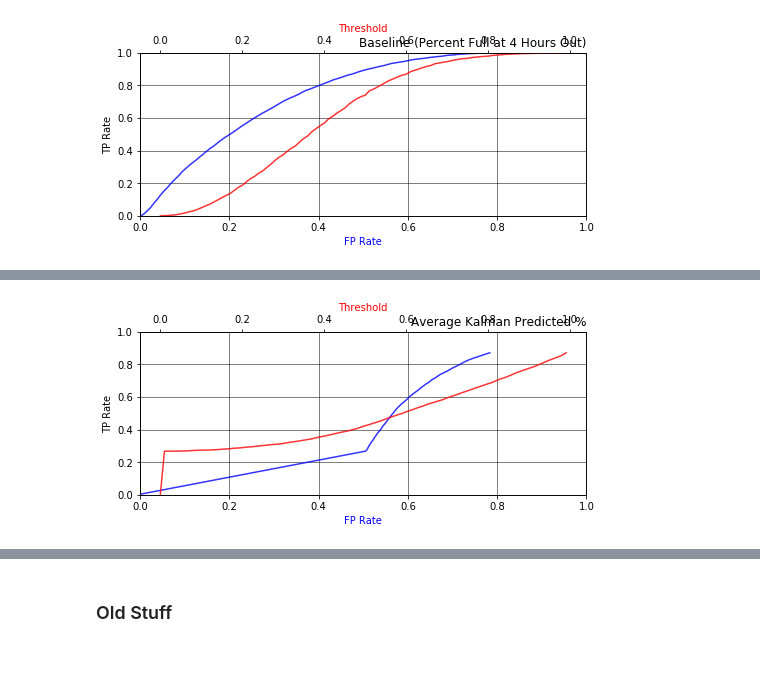
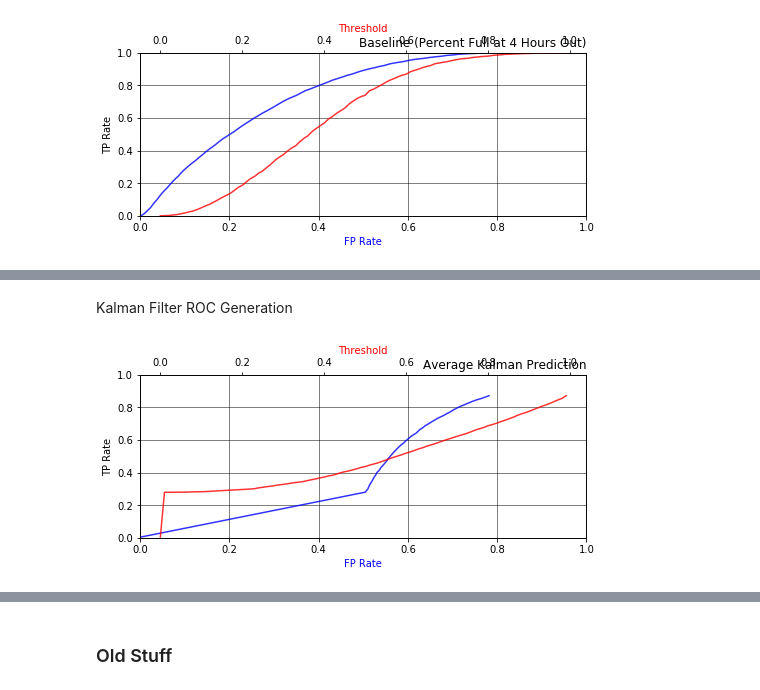
Before and after one commit to WPI-Draftkings-MQP/dkNotebook, a Jupyter notebook: [+] ROC Curves.ipynb, the cells around one changed output, grey strips where cells are left out. Cells and saved outputs as stored; diff of their text form; code cells hidden in the pictures; blank space fills up the shorter version.

Commit message:
Scaling Series Data
Checkpointing since I'm moving to scale all Series Data

```diff
--- a/[+] ROC Curves.ipynb
+++ b/[+] ROC Curves.ipynb
@@ -146,9 +146,7 @@ def rocPercents(rocData):
 # %%
 #Limits columns in a DF to  particular value
 def limitVal(df, ignore = ['Success'], N = 1.):
-
-
-    for c in combinedTrain.drop(columns=ignore).columns:
+    for c in df.drop(columns=ignore).columns:
 #         df[c].loc[df[c] >= N] = N
 #         print(df[c].dtype)
         if(not (df[c].dtype == 'bool')):
@@ -246,12 +245,17 @@ def getEnsPred(testDF, CLFS):
 # %% [markdown]
 ### Data Files for ROC
 # %%
-## Percent Full at 4 hours out
+# Percent Full at 4 hours out
 baselineDF = pd.read_csv('data/baseline.csv').drop(columns=['Unnamed: 0'])
 
+# Meta Data file
 metaDataDF = pd.read_csv('data/MetaData.csv')
 
-kalmanResultsDF = pd.read_csv('data/KalmanResults.csv')
+# Kalman Filter
+kfResultsDF = pd.read_csv('data/KF_Results.csv')
+
+# Linear Regression
+lrResultsDF = pd.read_csv('data/LR_Results.csv')
 # %%
 trainDF = pd.read_csv("dataVault/train.csv").set_index('ContestId')
 testDF = pd.read_csv("dataVault/vault1.csv").set_index('ContestId')
@@ -282,10 +291,11 @@ plotRocThreshold(metaEnsembleRates)
+# %% [markdown]
+Kalman Filter ROC Generation
 # %%
-kalmanColumns = list(kalmanResultsDF.columns.drop('ContestId'))
-kalmanColumns.append('Success')
+kfColumns = list(kfResultsDF.columns.drop('ContestId'))
+kfColumns.append('Success')
+kfTrain, kfTest = trainDF[kfColumns], testDF[kfColumns]
 # %%
-# print("... Calculating Average Kalman Filter Prediction")
-kalmanFullDF = testDF[kalmanColumns]
-kalmanAvgRate = getRate(avgVal(limitVal(kalmanFullDF, N=1.)), 'AvgPred', label='Average Kalman Predicted %')
-plotRocThreshold(kalmanAvgRate)
+kfAvgRate = getRate(avgVal(limitVal(kfTest, N=1.)), 'AvgPred', label='Average Kalman Prediction')
+plotRocThreshold(kfAvgRate)
 # %% [output]
-[figure, old version]
+[figure, new version]
```
Also changed, not shown: parts of 32 cells of this notebook, 13 other files.
